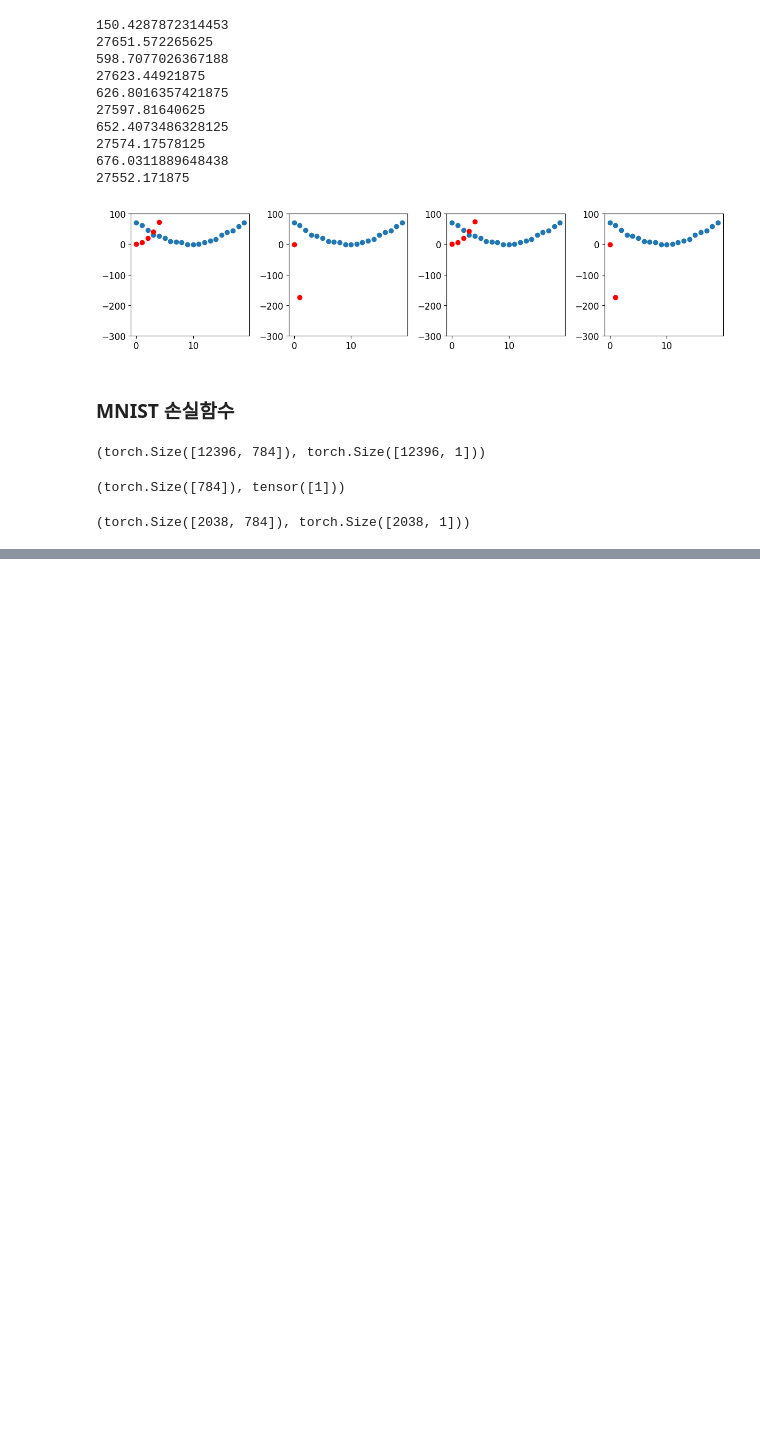
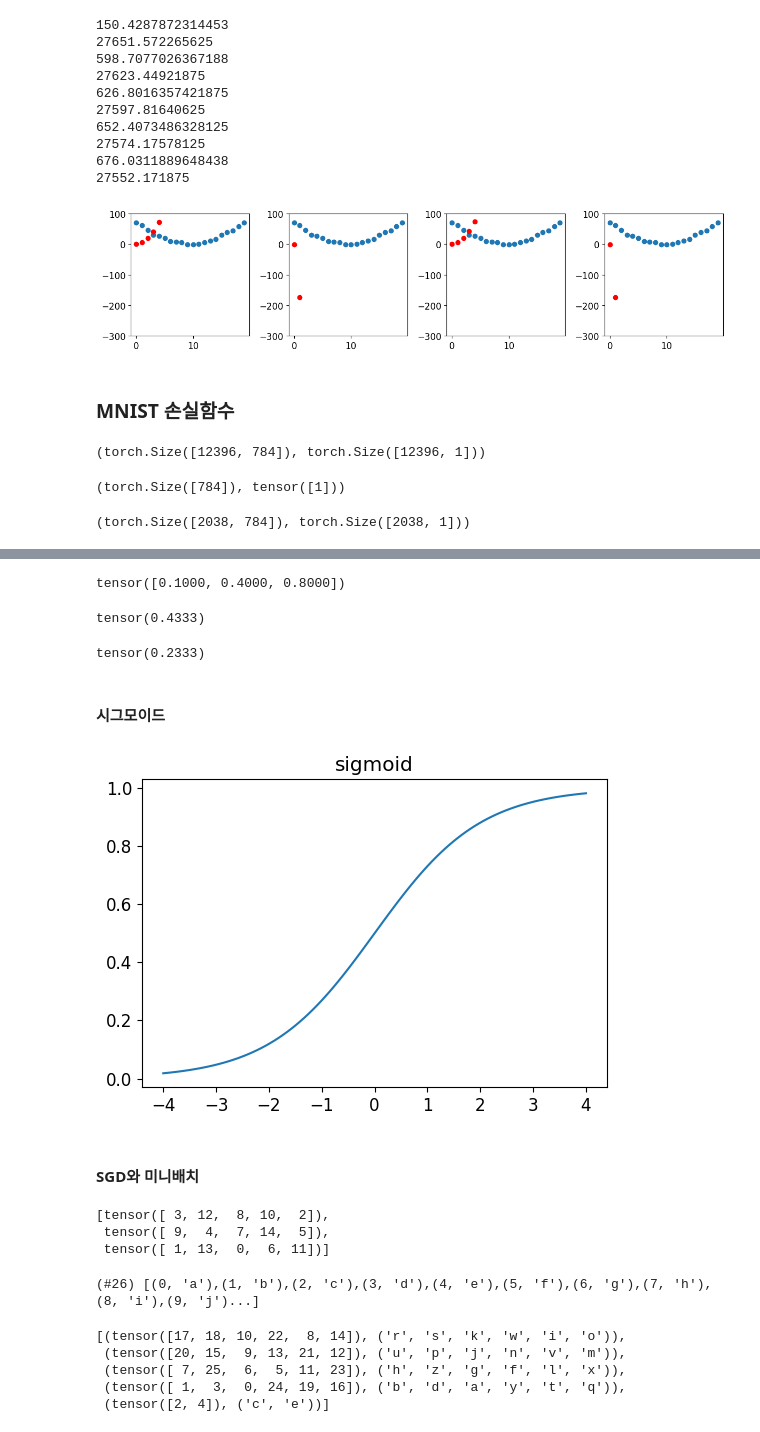
Before and after one commit to chw8207/fastai_pytorch, a Jupyter notebook: 숫자분류기.ipynb, the cells around one changed output, grey strips where cells are left out. Cells and saved outputs as stored; diff of their text form; code cells hidden in the pictures; blank space fills up the shorter version.

```diff
--- a/숫자분류기.ipynb
+++ b/숫자분류기.ipynb
@@ -507,0 +565,15 @@ weights = init_params((28*28,1))
+# %%
+torch.where(trgts==1, 1-prds, prds)
+# %% [output]
+tensor([0.1000, 0.4000, 0.8000])
+# %%
+mnist_loss(prds, trgts)
+# %% [output]
+tensor(0.4333)
+# %%
+# 거짓 타겟 예측을 0.8로 바꿔보기
+mnist_loss(tensor([0.9,0.4,0.8]), trgts)
+# %% [output]
+tensor(0.2333)
+# %% [markdown]
+#### 시그모이드
@@ -507,0 +584,5 @@ weights = init_params((28*28,1))
+# %%
+# 시그모이드 함수 그래프
+plot_function(torch.sigmoid, title='sigmoid', min=-4, max=4)
+# %% [output]
+[figure, added]
@@ -507,0 +594,26 @@ weights = init_params((28*28,1))
+# %% [markdown]
+#### SGD와 미니배치
+# %%
+coll = range(15)
+dl = DataLoader(coll, batch_size=5, shuffle=True)
+list(dl)
+# %% [output]
+[tensor([ 3, 12,  8, 10,  2]),
+ tensor([ 9,  4,  7, 14,  5]),
+ tensor([ 1, 13,  0,  6, 11])]
+# %%
+# Dataset : 독립변수/종속변수 쌍을 다룸
+# Dataset 예시
+ds = L(enumerate(string.ascii_lowercase))
+ds
+# %% [output]
+(#26) [(0, 'a'),(1, 'b'),(2, 'c'),(3, 'd'),(4, 'e'),(5, 'f'),(6, 'g'),(7, 'h'),(8, 'i'),(9, 'j')...]
+# %%
+dl = DataLoader(ds, batch_size=6, shuffle=True)
+list(dl)
+# %% [output]
+[(tensor([17, 18, 10, 22,  8, 14]), ('r', 's', 'k', 'w', 'i', 'o')),
+ (tensor([20, 15,  9, 13, 21, 12]), ('u', 'p', 'j', 'n', 'v', 'm')),
+ (tensor([ 7, 25,  6,  5, 11, 23]), ('h', 'z', 'g', 'f', 'l', 'x')),
+ (tensor([ 1,  3,  0, 24, 19, 16]), ('b', 'd', 'a', 'y', 't', 'q')),
+ (tensor([2, 4]), ('c', 'e'))]
```
Also changed, not shown: parts of 23 cells of this notebook.
